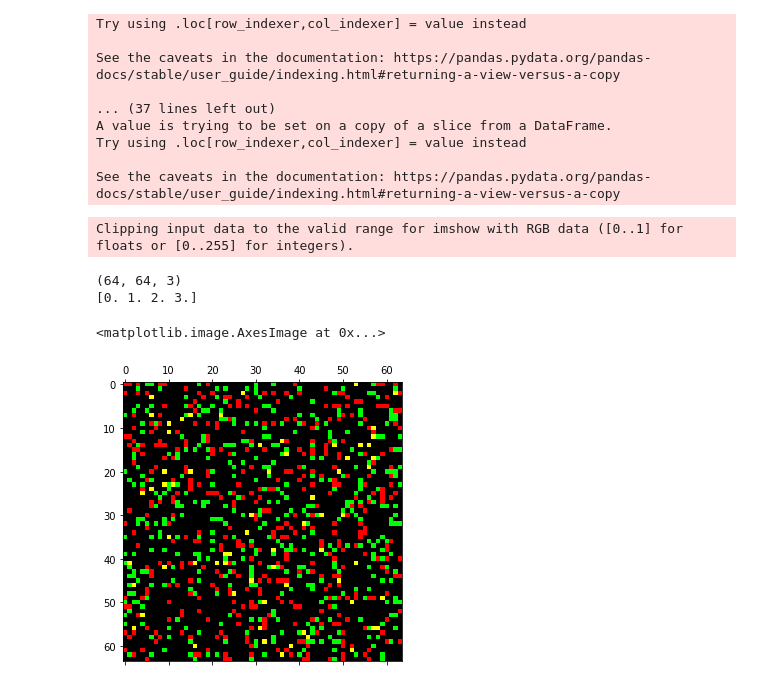
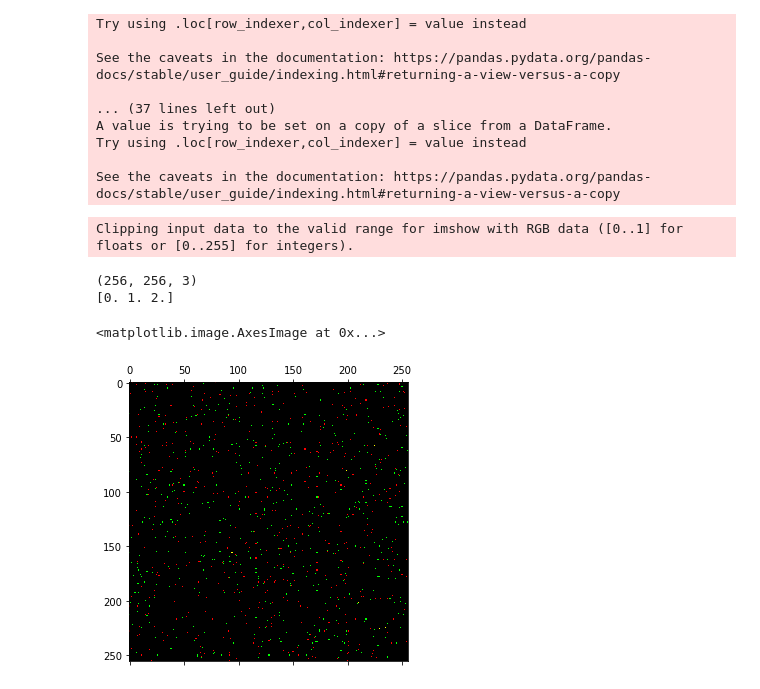
Before and after one commit to Rob174/MaitriseClustering, a Jupyter notebook: repr_partitions_cluster/experiments/statistics_dataset.ipynb, the cells around one changed output. Saved outputs shown, nothing was run; the diff lists cells and outputs as text; code cells hidden in the pictures.

Commit message:
Removing test dataset (only tr val) ; using big dataset (20000 samples)

```diff
--- a/repr_partitions_cluster/experiments/statistics_dataset.ipynb
+++ b/repr_partitions_cluster/experiments/statistics_dataset.ipynb
@@ -170,22 +170,22 @@ from pathlib import Path
 import numpy as np
 # %%
 
-with File(str(Path("../../data/dataset_ia_2_clusters_grid_64px.hdf5").resolve()),"r") as f:
+with File(str(Path("../../data/image_dataset/dataset_ia_2_clusters_grid_256px_tr.hdf5").resolve()),"r") as f:
     k = list(f["input"].keys())[0]
     array = np.copy(f["input"][k])
 shape = (*array.shape[:2],1)
 zeros = np.zeros(shape)
 array = np.concatenate((array,zeros),axis=-1)
 print(array.shape)
 print(np.unique(array))
 fig = plt.figure(figsize=(5,5))
 plt.matshow(array, fignum=1)
 # %% [output]
 Clipping input data to the valid range for imshow with RGB data ([0..1] for floats or [0..255] for integers).
-(64, 64, 3)
-[0. 1. 2. 3.]
+(256, 256, 3)
+[0. 1. 2.]
 <matplotlib.image.AxesImage at 0x...>
-[figure, old version]
+[figure, new version]
 # %%
 df = df_src.copy().query("NUM_CLUST == 2 & IMPR_CLASS == 'BI'")
 df.sort_values(by=['dataset_key'],inplace=True)
```
Also changed, not shown: parts of 5 cells of this notebook, 3 other files.
